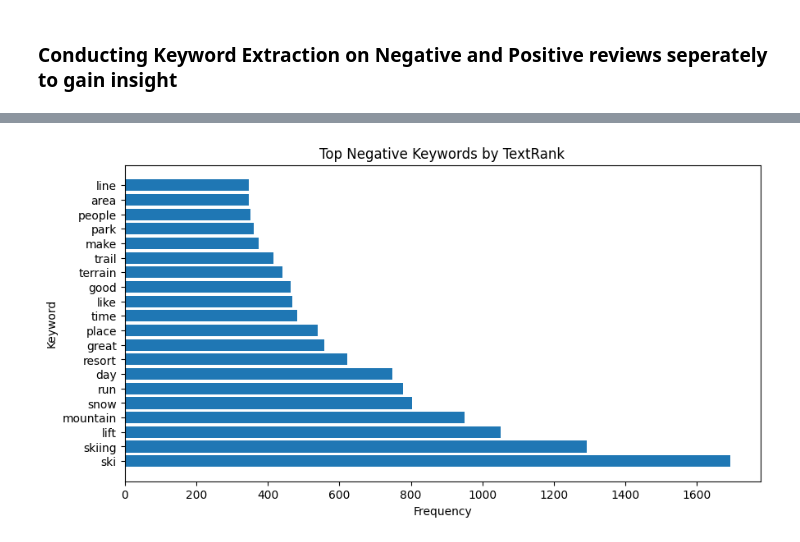
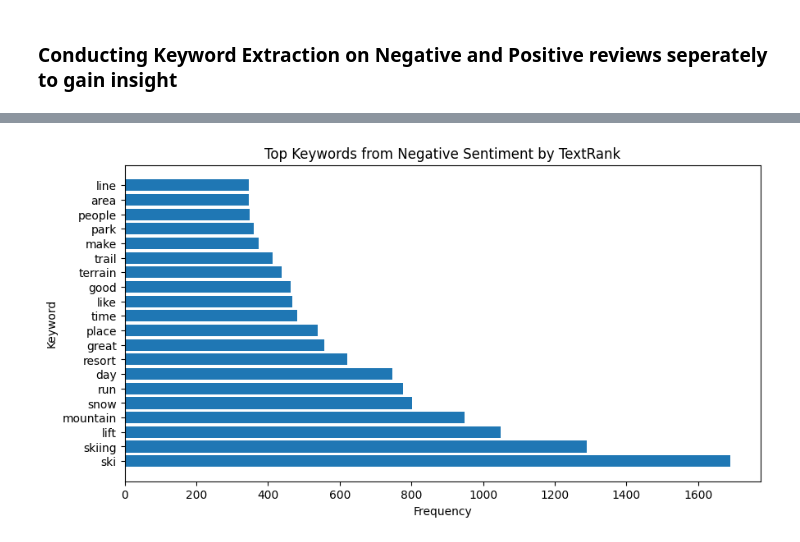
Before and after one commit to mattjohnescu/Personal-Work, a Jupyter notebook: Ski Areas Reviews NLP Project.ipynb, the cells around one changed output, grey strips where cells are left out. Cells and saved outputs as stored; diff of their text form; code cells hidden in the pictures.

```diff
--- a/Ski Areas Reviews NLP Project.ipynb
+++ b/Ski Areas Reviews NLP Project.ipynb
@@ -134,31 +133,30 @@ plt.show()
 # %%
-# Data cleaning for sentiment analysis
-ski_cleaned['Review Text Cleaned'] = ski_cleaned['Review Text Cleaned'].str.replace('[^\w\s]', '', regex=True)
-ski_cleaned['Review Text Cleaned'] = ski_cleaned['Review Text Cleaned'].str.replace('\d+', '', regex=True)
+# Clean Data
+ski_cleaned = skiraw.copy()
+ski_cleaned['Review Text Cleaned'] = ski_cleaned['Review Text'].astype(str).str.replace('[^\\w\\s]', '', regex=True)
+ski_cleaned['Review Text Cleaned'] = ski_cleaned['Review Text Cleaned'].str.replace('\\d+', '', regex=True)
 ski_cleaned['Review Text Cleaned'] = ski_cleaned['Review Text Cleaned'].str.lower()
+
 
 # Remove stopwords
 nltk.download('stopwords')
 stop = stopwords.words('english')
 ski_cleaned['Review Text Cleaned'] = ski_cleaned['Review Text Cleaned'].apply(lambda x: ' '.join([word for word in x.split() if word not in stop]))
 
-# Tokenize text
+# Tokenize and Lemmatize text
 nltk.download('punkt')
-ski_cleaned['tokens'] = ski_cleaned['Review Text Cleaned'].apply(word_tokenize)
-
-# Lemmatize tokens
 nltk.download('wordnet')
 nltk.download('omw-1.4')
 nltk.download('averaged_perceptron_tagger')
+
 lemmatizer = WordNetLemmatizer()
 
 def get_wordnet_pos(word):
-    tag = nltk.pos_tag([word])[0][1][0].upper()
+    tag = pos_tag([word])[0][1][0].upper()
     tag_dict = {"J": wordnet.ADJ, "N": wordnet.NOUN, "V": wordnet.VERB, "R": wordnet.ADV}
     return tag_dict.get(tag, wordnet.NOUN)
 
+ski_cleaned['tokens'] = ski_cleaned['Review Text Cleaned'].apply(word_tokenize)
 ski_cleaned['tokens'] = ski_cleaned['tokens'].apply(lambda x: [lemmatizer.lemmatize(word, get_wordnet_pos(word)) for word in x])
-
-# Join tokens back to a string
 ski_cleaned['final_text'] = ski_cleaned['tokens'].apply(lambda x: ' '.join(x))
 # %% [output]
@@ -323,63 +256,41 @@ The word 'skiing' occurs 7838 times in the 'final_text' column.
 # %% [markdown]
 ### Conducting Keyword Extraction on Negative and Positive reviews seperately to gain insight
 # %%
-# Filter the DataFrame to only include rows where 'transformers_sentiment' is 'NEGATIVE'
-negative_reviews = ski_cleaned[ski_cleaned['transformers_sentiment'] == 'NEGATIVE']
+# Keyword Extraction using TextRank
+from summa import keywords
+from collections import Counter
 
-# Apply TextRank to each negative review
-negative_reviews['keywords'] = negative_reviews['final_text'].apply(lambda x: keywords.keywords(x).split('\n'))
+def extract_keywords(reviews):
+    reviews['keywords'] = reviews['final_text'].apply(lambda x: keywords.keywords(x).split('\n'))
+    all_keywords = [keyword for sublist in reviews['keywords'] for keyword in sublist]
+    keyword_freq = Counter(all_keywords)
+    keywords_df = pd.DataFrame(keyword_freq.items(), columns=['keyword', 'count']).sort_values(by='count', ascending=False)
+    return keywords_df
 
-# Flatten the list of keywords
-all_keywords_neg = [keyword for sublist in negative_reviews['keywords'] for keyword in sublist]
+# Extract keywords from negative and positive reviews
+keywords_df_neg = extract_keywords(negative_reviews)
+keywords_df_pos = extract_keywords(positive_reviews)
 
-# Get the frequency distribution of keywords
-keyword_freq_neg = Counter(all_keywords_neg)
-
-# Convert to DataFrame
-keywords_df_neg = pd.DataFrame(keyword_freq_neg.items(), columns=['keyword', 'count'])
-
-# Sort the DataFrame by count in descending order
-keywords_df_neg = keywords_df_neg.sort_values(by='count', ascending=False)
-
-# Display the top keywords
+# Display the top 20 keywords
+print("Top Keywords from Negative Sentiment by TextRank")
 print(keywords_df_neg.head(20))
 
-
-# Filter the DataFrame to only include rows where 'transformers_sentiment' is 'POSITIVE'
-positive_reviews = ski_cleaned[ski_cleaned['transformers_sentiment'] == 'POSITIVE']
-
-# Apply TextRank to each negative review
-positive_reviews['keywords'] = positive_reviews['final_text'].apply(lambda x: keywords.keywords(x).split('\n'))
-
-# Flatten the list of keywords
-all_keywords_pos = [keyword for sublist in positive_reviews['keywords'] for keyword in sublist]
-
-# Get the frequency distribution of keywords
-keyword_freq_pos = Counter(all_keywords_pos)
-
-# Convert to DataFrame
-keywords_df_pos = pd.DataFrame(keyword_freq_pos.items(), columns=['keyword', 'count'])
-
-# Sort the DataFrame by count in descending order
-keywords_df_pos = keywords_df_pos.sort_values(by='count', ascending=False)
-
-# Display the top keywords
+print("Top Keywords from Positive Sentiment by TextRank")
 print(keywords_df_pos.head(20))
 
 # Visualization
-plt.figure(figsize=(10, 5))
-plt.barh(keywords_df_neg['keyword'][:20], keywords_df_neg['count'][:20])
-plt.xlabel('Frequency')
-plt.ylabel('Keyword')
-plt.title('Top Negative Keywords by TextRank')
-plt.show()
 
-plt.figure(figsize=(10, 5))
-plt.barh(keywords_df_pos['keyword'][:20], keywords_df_pos['count'][:20])
-plt.xlabel('Frequency')
-plt.ylabel('Keyword')
-plt.title('Top Positive Keywords by TextRank')
-plt.show()
+def plot_keywords(keywords_df, title):
+    plt.figure(figsize=(10, 5))
+    plt.barh(keywords_df['keyword'][:20], keywords_df['count'][:20])
+    plt.xlabel('Frequency')
+    plt.ylabel('Keyword')
+    plt.title(title)
+    plt.show()
+
+# Plot top keywords
+plot_keywords(keywords_df_neg, 'Top Keywords from Negative Sentiment by TextRank')
+plot_keywords(keywords_df_pos, 'Top Keywords from Positive Sentiment by TextRank')
 # %% [output]
 A value is trying to be set on a copy of a slice from a DataFrame.
 Try using .loc[row_indexer,col_indexer] = value instead
@@ -428 +322 @@ See the caveats in the documentation: https://pandas.pydata.org/pandas-docs/stab
-[figure, old version]
+[figure, new version]
```
Also changed, not shown: parts of 12 cells of this notebook.
